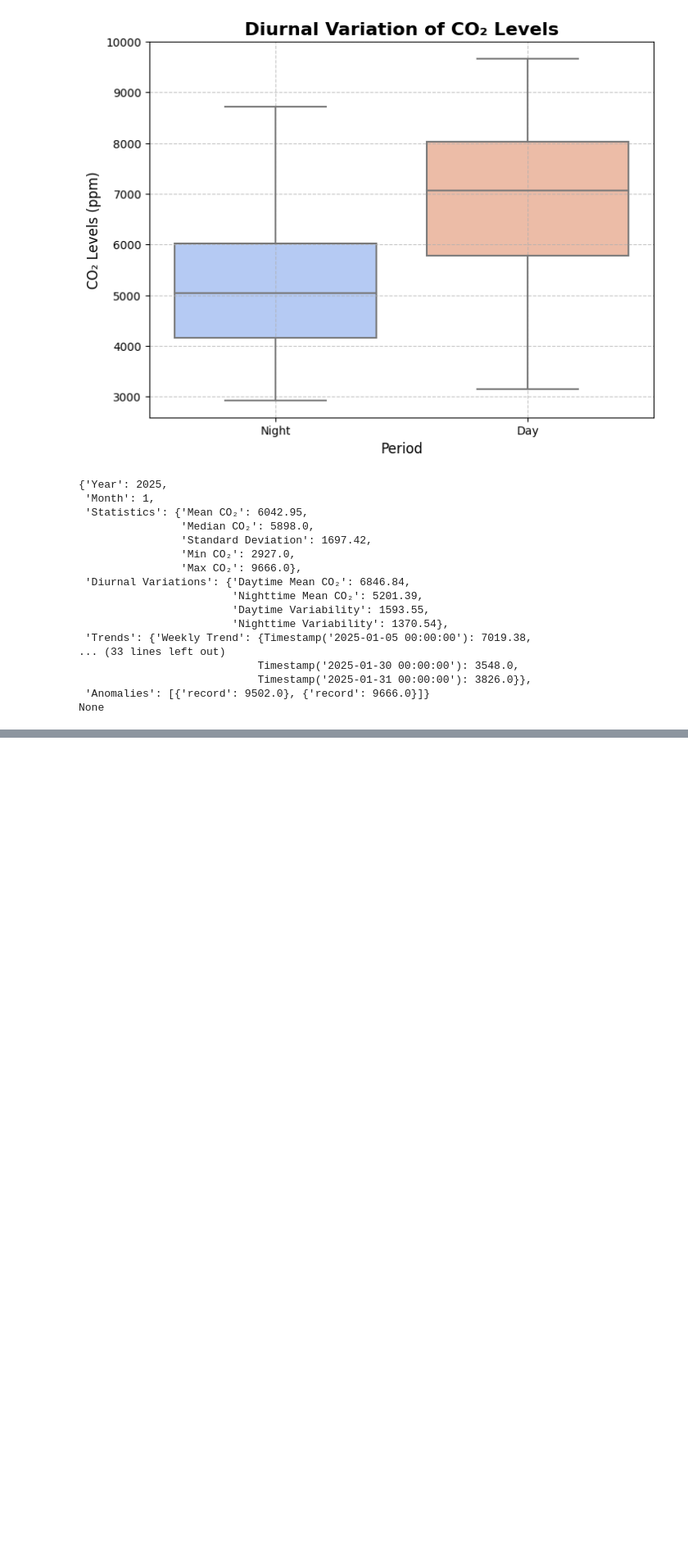
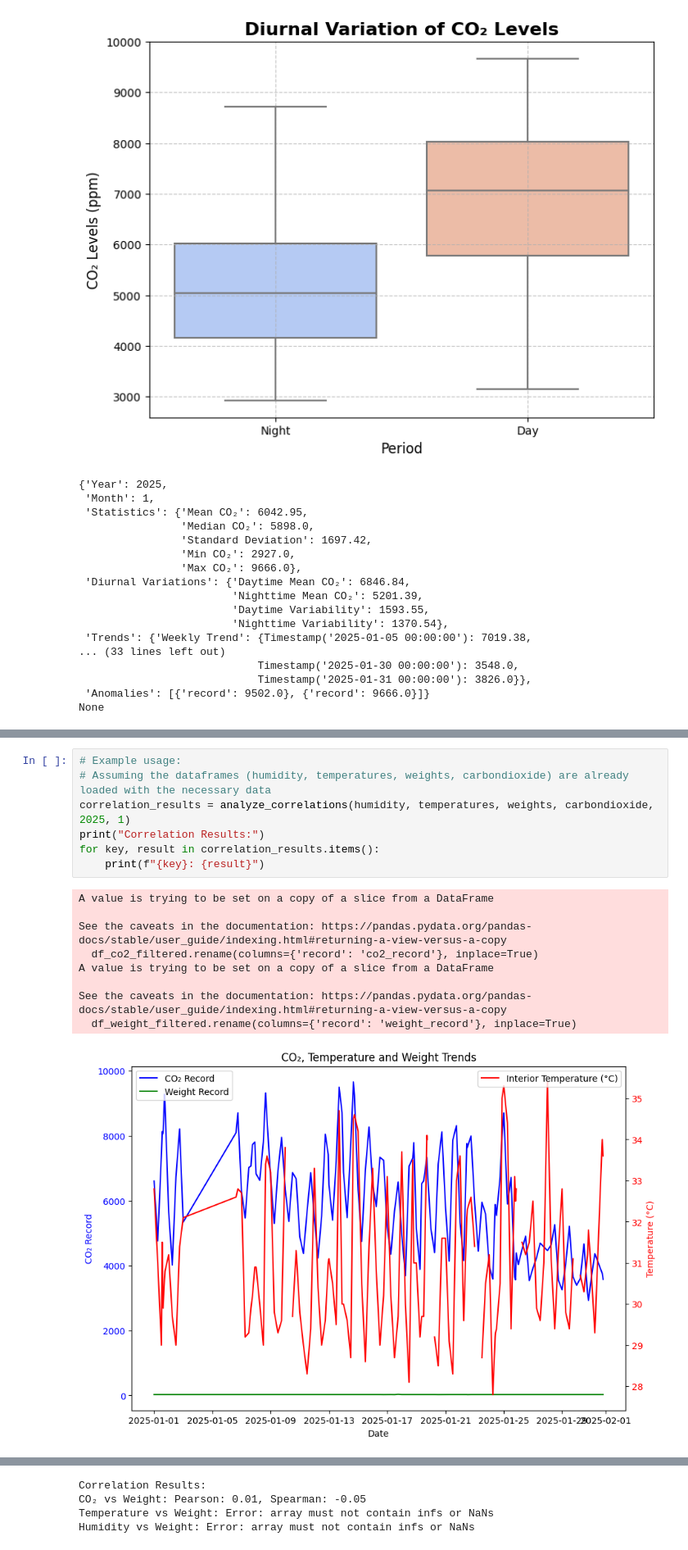
Before and after one commit to GeorgeLukaanya/GeorgeCode, a Jupyter notebook: reportnotebook.ipynb, the cells around one changed output, grey strips where cells are left out. Shown at 82% size. Saved outputs shown, nothing was run; the diff lists cells and outputs as text; blank space fills up the shorter version.

```diff
--- a/reportnotebook.ipynb
+++ b/reportnotebook.ipynb
@@ -574,0 +808,17 @@ None
+# %%
+# Example usage:
+# Assuming the dataframes (humidity, temperatures, weights, carbondioxide) are already loaded with the necessary data
+correlation_results = analyze_correlations(humidity, temperatures, weights, carbondioxide, 2025, 1)
+print("Correlation Results:")
+for key, result in correlation_results.items():
+    print(f"{key}: {result}")
+# %% [output]
+A value is trying to be set on a copy of a slice from a DataFrame
+
+See the caveats in the documentation: https://pandas.pydata.org/pandas-docs/stable/user_guide/indexing.html#returning-a-view-versus-a-copy
+  df_co2_filtered.rename(columns={'record': 'co2_record'}, inplace=True)
+A value is trying to be set on a copy of a slice from a DataFrame
+
+See the caveats in the documentation: https://pandas.pydata.org/pandas-docs/stable/user_guide/indexing.html#returning-a-view-versus-a-copy
+  df_weight_filtered.rename(columns={'record': 'weight_record'}, inplace=True)
+[figure, added]
@@ -574,0 +827,4 @@ None
+Correlation Results:
+CO₂ vs Weight: Pearson: 0.01, Spearman: -0.05
+Temperature vs Weight: Error: array must not contain infs or NaNs
+Humidity vs Weight: Error: array must not contain infs or NaNs
```
Also changed, not shown: parts of 10 cells of this notebook.
